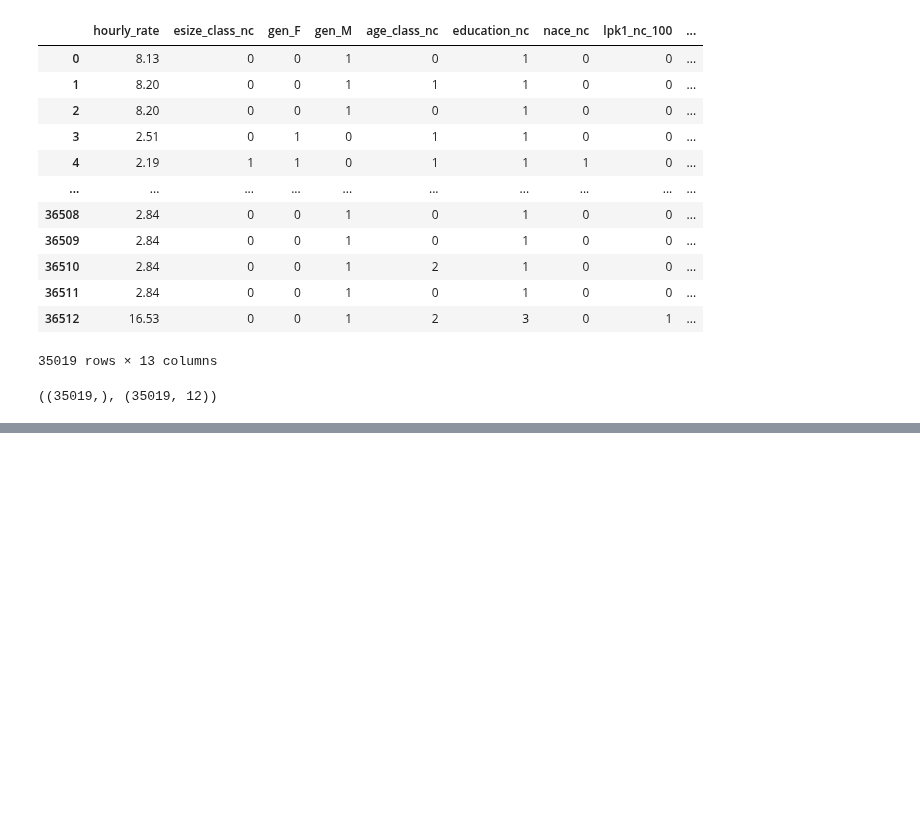
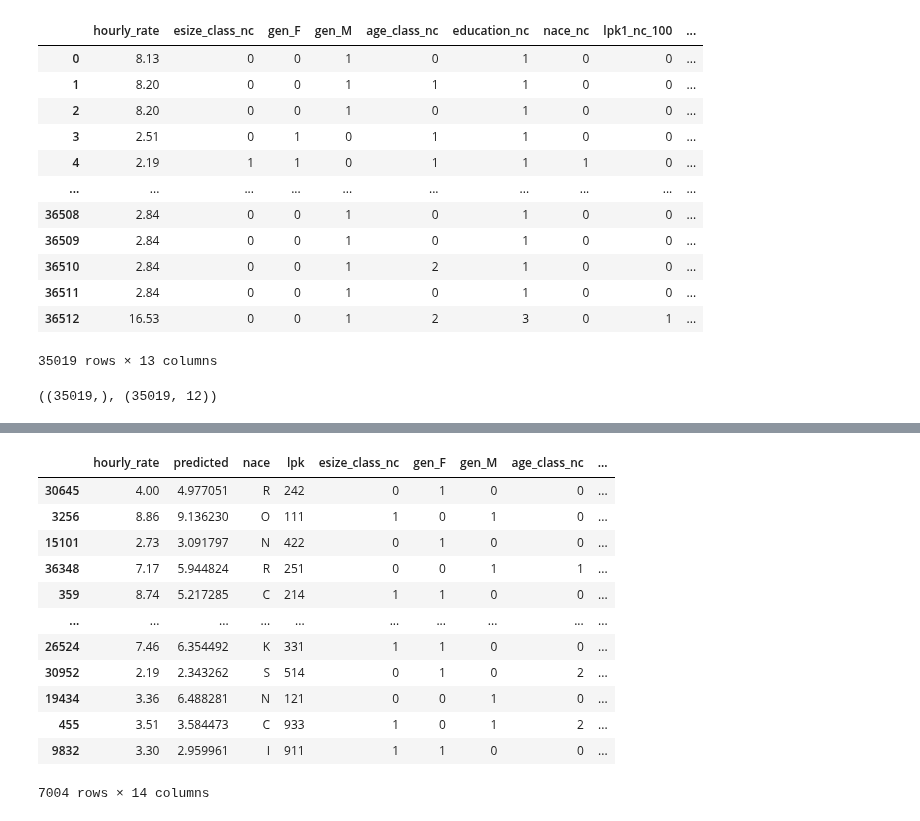
Before and after one commit to EdvinasStonevicius/LT-national-salary-analysis, a Jupyter notebook: python/03-Machine_learning_0_base.ipynb, the cells around one changed output, grey strips where cells are left out. Cells and saved outputs as stored; diff of their text form; code cells hidden in the pictures; blank space fills up the shorter version.

```diff
--- a/python/03-Machine_learning_0_base.ipynb
+++ b/python/03-Machine_learning_0_base.ipynb
@@ -85 +117,18 @@ y_pred = model_LR.predict(X_test)
+# %%
+test=merge_prediction_data(y_test, y_test_pred, data)
+test
+# %% [output]
+|  | hourly_rate | predicted | nace | lpk | esize_class_nc | gen_F | gen_M | age_class_nc | ... |
+| 30645 | 4.00 | 4.977051 | R | 242 | 0 | 1 | 0 | 0 | ... |
+| 3256 | 8.86 | 9.136230 | O | 111 | 1 | 0 | 1 | 0 | ... |
+| 15101 | 2.73 | 3.091797 | N | 422 | 0 | 1 | 0 | 0 | ... |
+| 36348 | 7.17 | 5.944824 | R | 251 | 0 | 0 | 1 | 1 | ... |
+| 359 | 8.74 | 5.217285 | C | 214 | 1 | 1 | 0 | 0 | ... |
+| ... | ... | ... | ... | ... | ... | ... | ... | ... | ... |
+| 26524 | 7.46 | 6.354492 | K | 331 | 1 | 1 | 0 | 0 | ... |
+| 30952 | 2.19 | 2.343262 | S | 514 | 0 | 1 | 0 | 2 | ... |
+| 19434 | 3.36 | 6.488281 | N | 121 | 0 | 0 | 1 | 0 | ... |
+| 455 | 3.51 | 3.584473 | C | 933 | 1 | 0 | 1 | 2 | ... |
+| 9832 | 3.30 | 2.959961 | I | 911 | 1 | 1 | 0 | 0 | ... |
+7004 rows × 14 columns
 # %%
```
Also changed, not shown: parts of 20 cells of this notebook.
